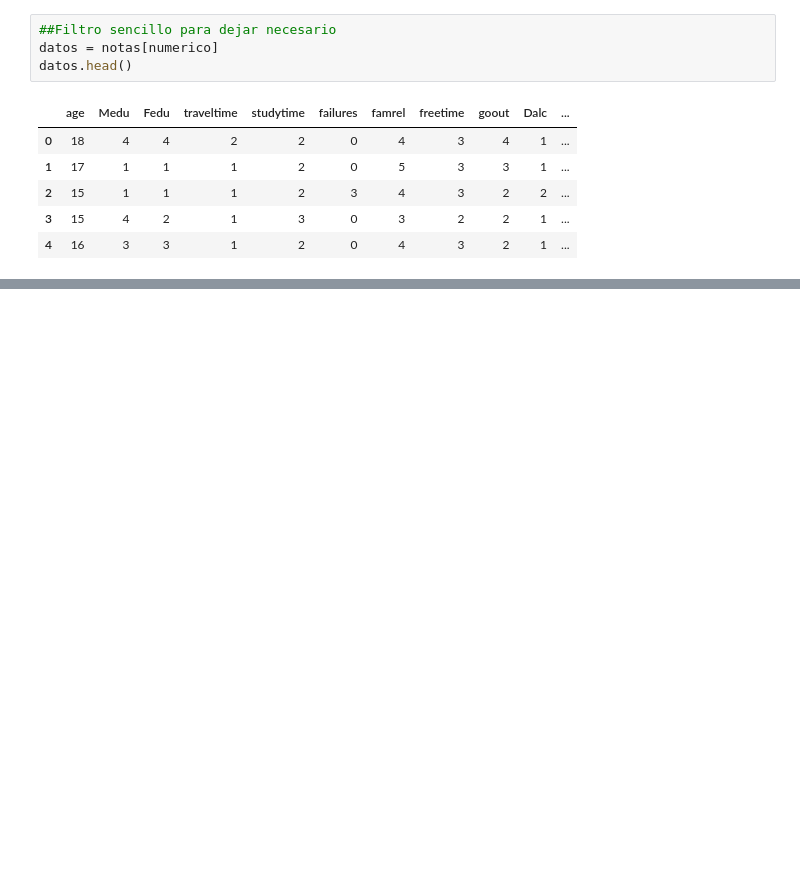
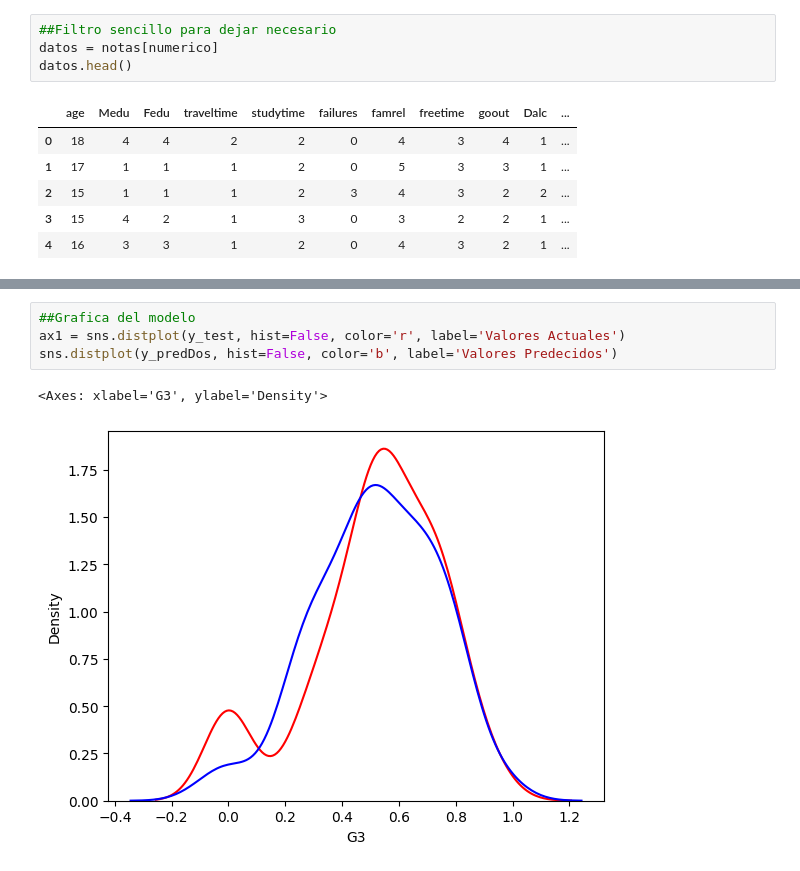
Before and after one commit to jaquimbayoc8/DiplomadoMLA2023, a Jupyter notebook: 3. RegresionLineal/RlinealNotas.ipynb, the cells around one changed output, grey strips where cells are left out. Cells and saved outputs as stored; diff of their text form; blank space fills up the shorter version.

```diff
--- a/3. RegresionLineal/RlinealNotas.ipynb
+++ b/3. RegresionLineal/RlinealNotas.ipynb
@@ -253,0 +396,7 @@ datos.head()
+# %%
+##Grafica del modelo
+ax1 = sns.distplot(y_test, hist=False, color='r', label='Valores Actuales')
+sns.distplot(y_predDos, hist=False, color='b', label='Valores Predecidos')
+# %% [output]
+<Axes: xlabel='G3', ylabel='Density'>
+[figure, added]
```
Also changed, not shown: parts of 17 cells of this notebook.
